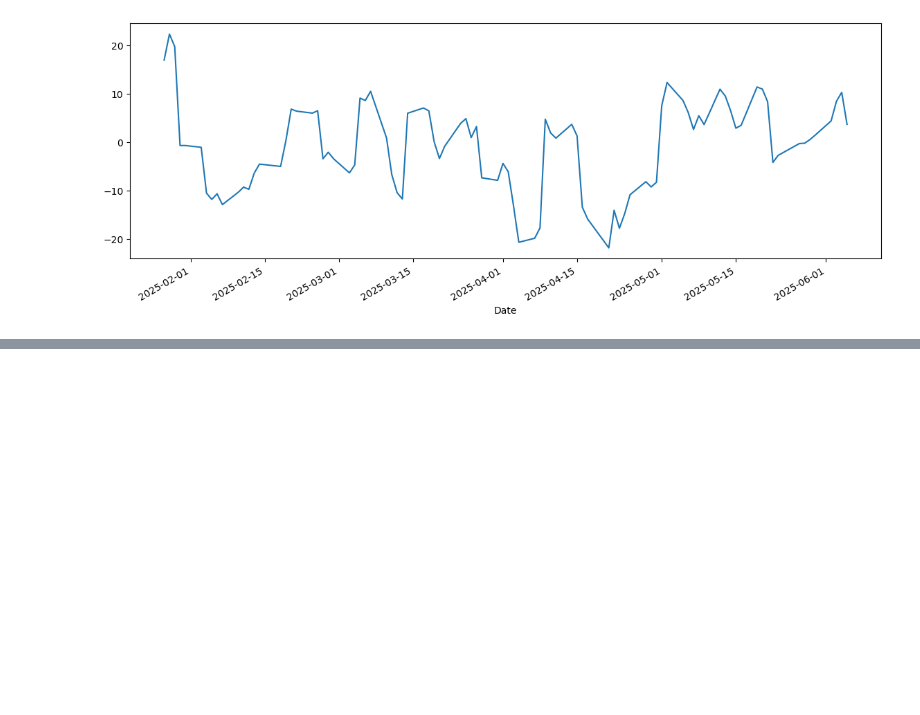
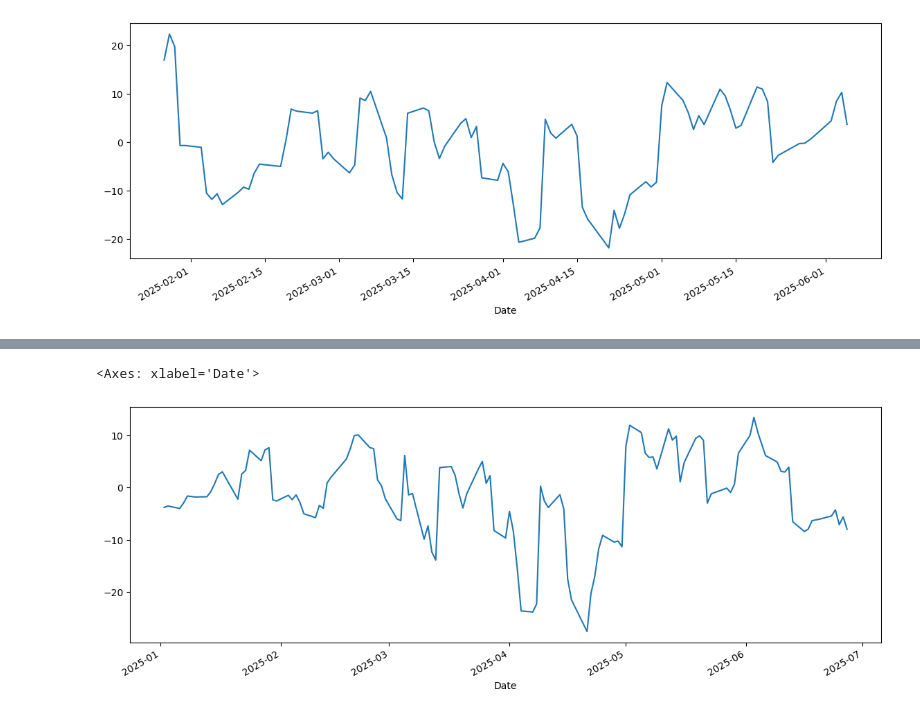
Before and after one commit to sarvesh-114/Time-Series-Forecasting, a Jupyter notebook: TSA_Decopositions.ipynb, the cells around one changed output, grey strips where cells are left out. Drawn from its saved outputs; the diff is of its cells as text; code cells hidden in the pictures; blank space fills up the shorter version.

```diff
--- a/TSA_Decopositions.ipynb
+++ b/TSA_Decopositions.ipynb
@@ -68,0 +89,5 @@ additive_residual.plot(figsize = (14, 5))
+# %%
+result.resid.plot(figsize = (14, 5))
+# %% [output]
+<Axes: xlabel='Date'>
+[figure, added]
```
Also changed, not shown: parts of 7 cells of this notebook.
